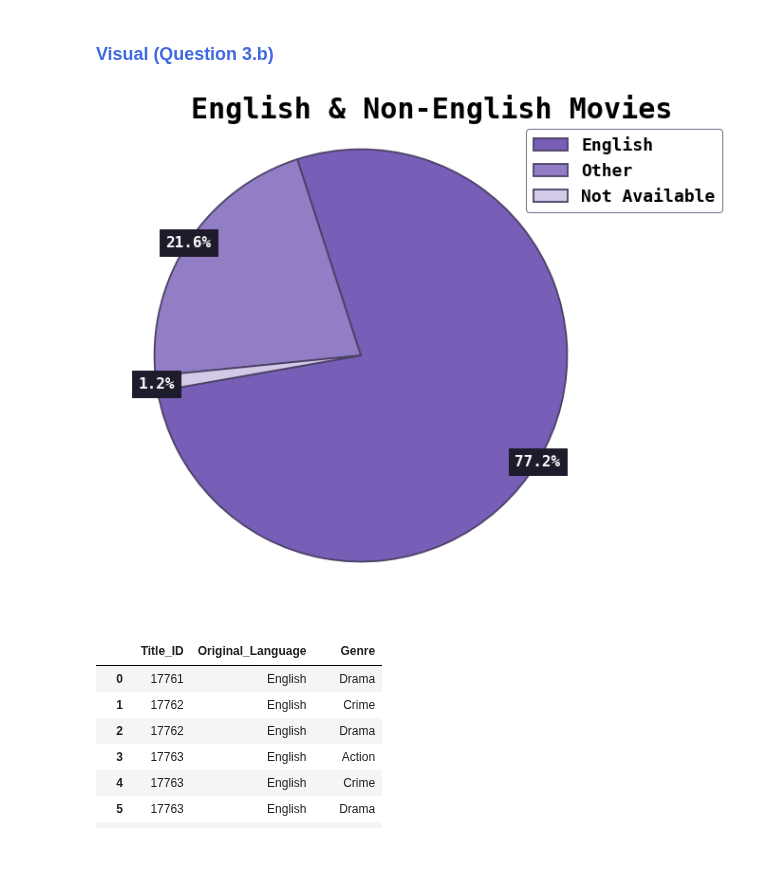
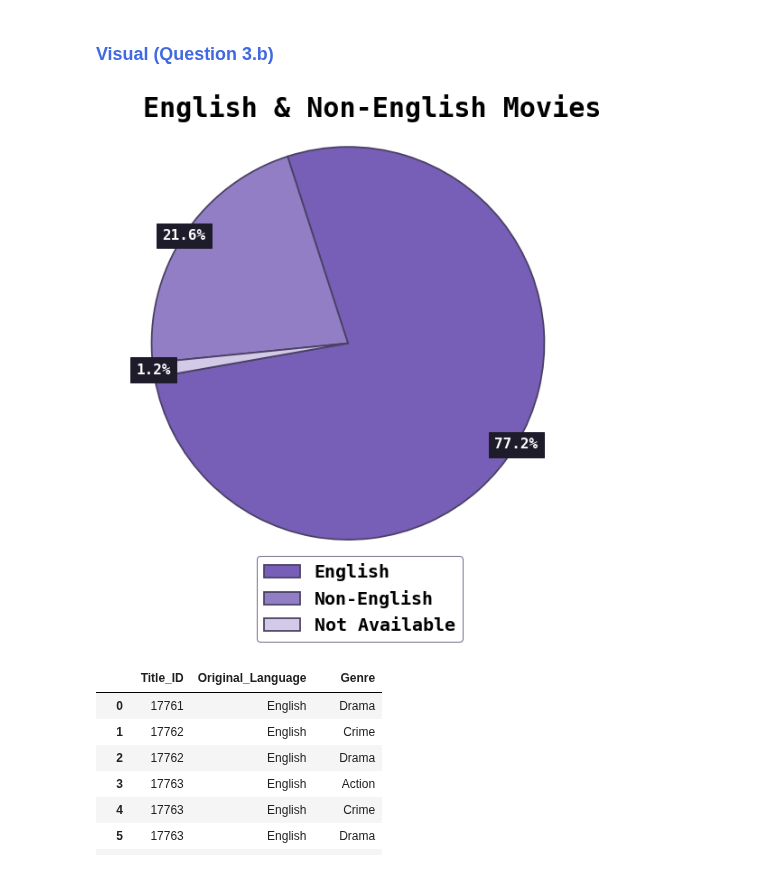
Before and after one commit to HannahSolima/Capstone, a Jupyter notebook: Notebooks/Analysis.ipynb, the cells around one changed output. Cells and saved outputs as stored; diff of their text form; code cells hidden in the pictures.

```diff
--- a/Notebooks/Analysis.ipynb
+++ b/Notebooks/Analysis.ipynb
@@ -264,7 +284,7 @@ glst10
 plt.rcParams.update({'font.family':'monospace'})
 
 # Define plot size
-plt.rcParams['figure.figsize'] = [20, 10]
+plt.rcParams['figure.figsize'] = [25, 10]
 
 #bold
 plt.rcParams["font.weight"] = "bold"
@@ -288,5 +308,5 @@ ax.set_xticklabels(glst10['Genre'], weight = 'semibold', size = '30', rotation =
 ax.legend
 
 #title
-plt.title("Top 10 Genres of the 4th Quartile", weight = 'bold', size = 45, x =.51, y=1.08);
+plt.title("Top 10 Genres", weight = 'bold', size = 45, x =.51, y=1.04);
 # %% [output]
@@ -445,29 +481,29 @@ language
 plt.rcParams.update({'font.family':'monospace'})
 
 # Define plot size
-plt.rcParams['figure.figsize'] = [19, 6]
+plt.rcParams['figure.figsize'] = [12, 12]
 
 #bold
 plt.rcParams["font.weight"] = "bold"
 plt.rcParams["axes.labelweight"] = "bold"
 
 #bar chart
-ax = language.plot(x='Original Language', y='Total Movies', kind = 'bar',
-    color = ['#927EC5','#C9B9F1','#C9B9F1','#C9B9F1','#C9B9F1','#C9B9F1',
+ax = language.plot(x='Original Language', y='Total Movies', kind = 'barh',
+    color = ['#E4E4E4','#C9B9F1','#C9B9F1','#C9B9F1','#C9B9F1','#C9B9F1',
              '#C9B9F1','#C9B9F1','#C9B9F1','#C9B9F1','#C9B9F1','#C9B9F1',
              '#C9B9F1','#C9B9F1','#C9B9F1','#C9B9F1','#C9B9F1','#C9B9F1','#C9B9F1'],
-    edgecolor = ['#775EB7','#BBA7EE','#BBA7EE','#BBA7EE','#BBA7EE','#BBA7EE',
+    edgecolor = ['#B6B6B6','#BBA7EE','#BBA7EE','#BBA7EE','#BBA7EE','#BBA7EE',
                  '#BBA7EE','#BBA7EE','#BBA7EE','#BBA7EE','#BBA7EE','#BBA7EE',
                  '#BBA7EE','#BBA7EE','#BBA7EE','#BBA7EE','#BBA7EE','#BBA7EE','#BBA7EE'],
     linewidth = 2, legend = False, fontsize = 16, width = .75)
 
 #removing x label and adding y label
-plt.xlabel('')
-plt.ylabel('Total Movies', weight = 'semibold', size = '26')
+plt.ylabel('')
+plt.xlabel('Total Movies', weight = 'semibold', size = '22')
 
 # Set the x labels
-ax.set_xticklabels(language['Original Language'], weight = 'semibold', size = '18', rotation = 80)
+ax.set_yticklabels(language['Original Language'], weight = 'semibold', size = '18')
 
 #title
-plt.title("Breakdown of Non-English Movies", weight = 'bold', size = 30, y=1.05);
+plt.title("Breakdown of Non-English Movies", weight = 'bold', size = 26, y=1.02);
 # %% [output]
@@ -558,13 +677,13 @@ other
 
 #changing string values to make a pie chart
 other['Original Language'] = other['Original Language'].replace('English (United Kingdom)', 'English')
-other['Original Language'] = other['Original Language'].replace('Japanese', 'Other').replace('German', 'Other')
-other['Original Language'] = other['Original Language'].replace('Italian', 'Other').replace('Korean', 'Other').replace('French (France)', 'Other')
-other['Original Language'] = other['Original Language'].replace('Hindi', 'Other').replace('Swedish', 'Other').replace('Spanish', 'Other')
-other['Original Language'] = other['Original Language'].replace('Arabic', 'Other').replace('French (Canada)', 'Other').replace('Persian', 'Other')
-other['Original Language'] = other['Original Language'].replace('Tamil', 'Other').replace('Spanish (Spain)', 'Other').replace('Danish', 'Other')
-other['Original Language'] = other['Original Language'].replace('Portuguese (Brazil)', 'Other').replace('Russian', 'Other')
-other['Original Language'] = other['Original Language'].replace('Turkish', 'Other').replace('Belarusian', 'Other').replace('Bangla', 'Other')
+other['Original Language'] = other['Original Language'].replace('Japanese', 'Non-English').replace('German', 'Non-English')
+other['Original Language'] = other['Original Language'].replace('Italian', 'Non-English').replace('Korean', 'Non-English').replace('French (France)', 'Non-English')
+other['Original Language'] = other['Original Language'].replace('Hindi', 'Non-English').replace('Swedish', 'Non-English').replace('Spanish', 'Non-English')
+other['Original Language'] = other['Original Language'].replace('Arabic', 'Non-English').replace('French (Canada)', 'Non-English').replace('Persian', 'Non-English')
+other['Original Language'] = other['Original Language'].replace('Tamil', 'Non-English').replace('Spanish (Spain)', 'Non-English').replace('Danish', 'Non-English')
+other['Original Language'] = other['Original Language'].replace('Portuguese (Brazil)', 'Non-English').replace('Russian', 'Non-English')
+other['Original Language'] = other['Original Language'].replace('Turkish', 'Non-English').replace('Belarusian', 'Non-English').replace('Bangla', 'Non-English')
 
 group = other.groupby(by='Original Language').sum()
 df_group = pd.DataFrame(group.reset_index())
@@ -577,37 +696,37 @@ sort = df_group.sort_values('Total Movies', ascending=False)
 plt.rcParams.update({'font.family':'monospace'})
 
 #bold
 plt.rcParams["font.weight"] = "bold"
 plt.rcParams["axes.labelweight"] = "bold"
 
 # Define plot size
 plt.rcParams['figure.figsize'] = [14, 10]
 
 #pie chart
 sort.plot(x='Original Language', y='Total Movies', kind = 'pie',
               colors = ['#775EB7','#927EC5','#D2CAE7'], startangle=190,
               labels = ('','',''), autopct='%1.1f%%', pctdistance = 1,
               textprops = {'backgroundcolor':'#1E1B2A', 'color':'white'},
               fontsize = 16,
               wedgeprops = {"edgecolor" : "#4B4165",'linewidth': 1.8,'antialiased': True})
 
 #textprops documentation
 #https://matplotlib.org/stable/tutorials/text/text_props.html
 
 #legend
 labels = sort['Original Language']
-plt.legend(labels, bbox_to_anchor=(.899,.7),
+plt.legend(labels, bbox_to_anchor=(.648,.03),
            loc = 'lower right', edgecolor='#4B4165',
-           fontsize=18, bbox_transform=plt.gcf().transFigure)
+           fontsize=20, bbox_transform=plt.gcf().transFigure)
 
 #removing y label
 plt.ylabel('')
 
 #title
 plt.title("English & Non-English Movies",
-          weight = 'bold', size = 30, x = .638, y = .95);
+          weight = 'bold', size = 30, x = .55, y = .95);
 # %% [output]
-[figure, old version]
+[figure, new version]
 # %%
 rt_g = rt.merge(genre, how='inner',on='Title_ID')
 rt_g_small = rt_g[['Title_ID','Original_Language','Genre']]
```
Also changed, not shown: parts of 22 cells of this notebook, 2 other files.
